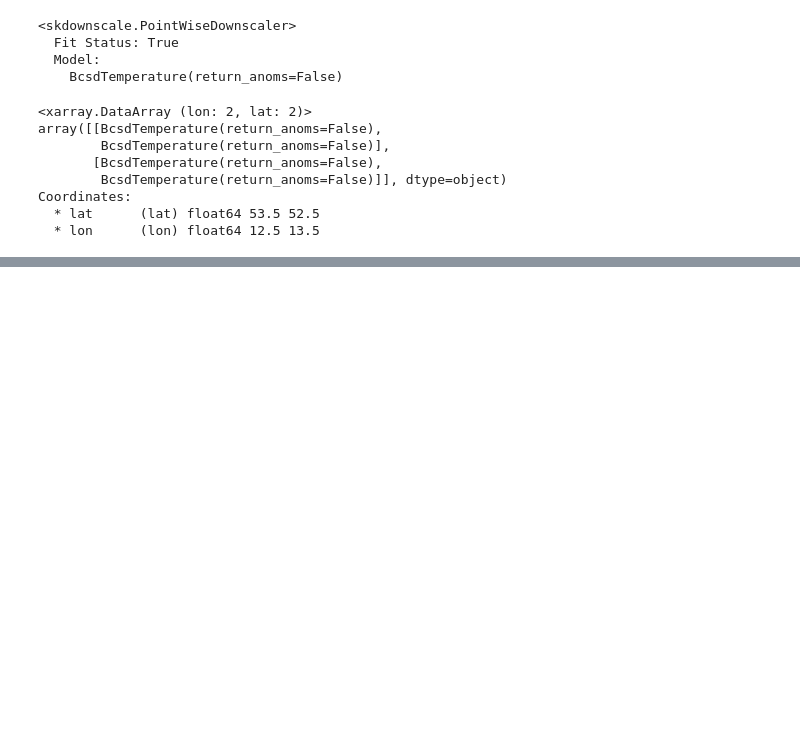
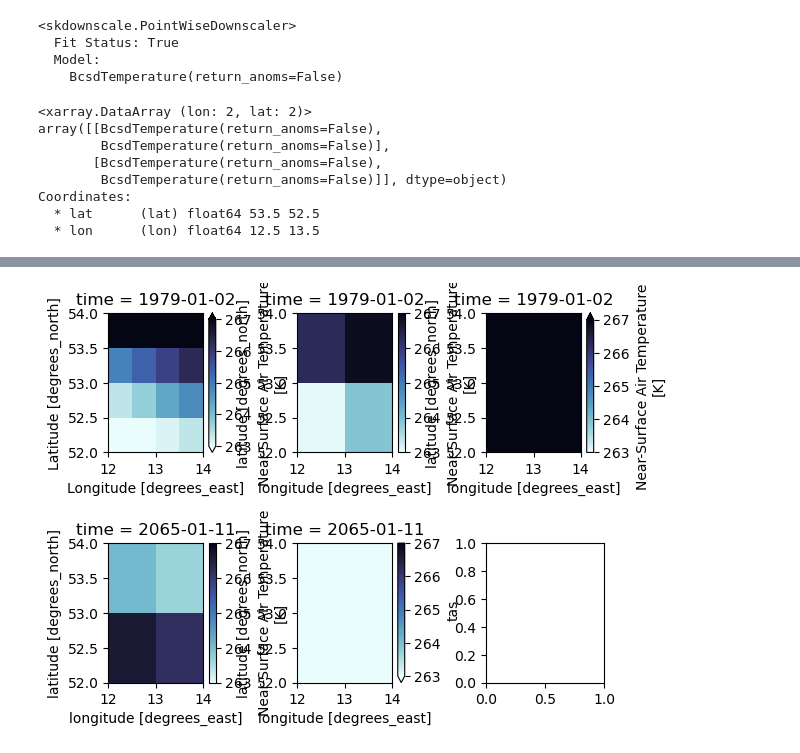
Before and after one commit to bijanf/skdownscale_cmip6, a Jupyter notebook: MACA.ipynb, the cells around one changed output, grey strips where cells are left out. Cells and saved outputs as stored; diff of their text form; code cells hidden in the pictures; blank space fills up the shorter version.

```diff
--- a/MACA.ipynb
+++ b/MACA.ipynb
@@ -131,0 +166,14 @@ sim_fut_ba.variable.squeeze().shape
+# %%
+fig, ((ax1,ax2,ax3),(ax4,ax5,ax6)) = plt.subplots(nrows=2, ncols=3)
+
+obs_fine.tas.isel(time=1).plot.pcolormesh(ax=ax1,x="lon", y="lat", cmap=cmocean.cm.ice_r, vmin=263, vmax=267)
+obs_coarse.tas.isel(time=1).plot.pcolormesh(ax=ax2,x="lon", y="lat",cmap=cmocean.cm.ice_r, vmin=263, vmax=267)
+sim_hist.tas.isel(time=1).plot.pcolormesh(ax=ax3,x="lon", y="lat",cmap=cmocean.cm.ice_r, vmin=263, vmax=267)
+sim_fut.tas.isel(time=10).plot.pcolormesh(ax=ax4,x="lon", y="lat",cmap=cmocean.cm.ice_r, vmin=263, vmax=267)
+sim_fut_ba.tas.isel(time=10).plot.pcolormesh(ax=ax5,x="lon", y="lat",cmap=cmocean.cm.ice_r, vmin=263, vmax=267)
+
+# adjust the spacing between subplots
+plt.subplots_adjust(hspace=0.65, wspace=0.6)
+plt.show()
+# %% [output]
+[figure, added]
```
Also changed, not shown: parts of 9 cells of this notebook.
